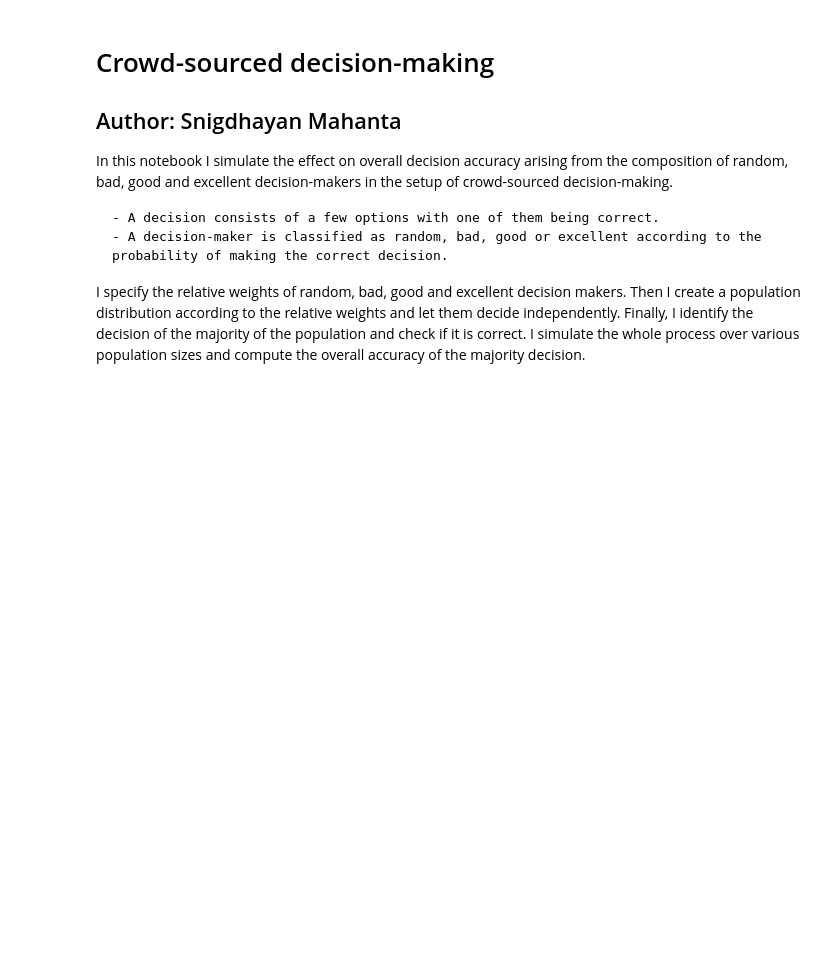
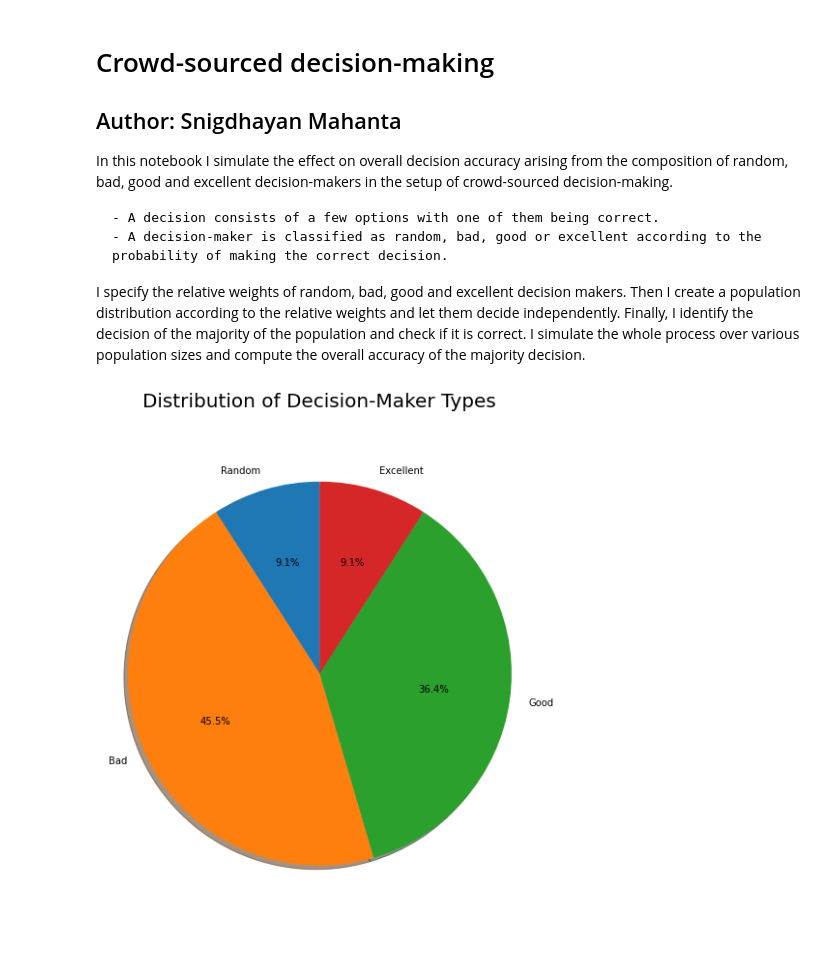
Before and after one commit to snigdhayan/ThoughtExperiments, a Jupyter notebook: MyNotebooks/CrowdSourcedDecisionMaking.ipynb, the cells around one changed output. Saved outputs shown, nothing was run; the diff lists cells and outputs as text; code cells hidden in the pictures; blank space fills up the shorter version.

Commit message:
Added pie chart of decision-maker types

```diff
--- a/MyNotebooks/CrowdSourcedDecisionMaking.ipynb
+++ b/MyNotebooks/CrowdSourcedDecisionMaking.ipynb
@@ -14,15 +14,29 @@ import matplotlib.pyplot as plt
 # Global parameters of the experiment
 
 n_options = 2 # the number of decision options to choose from
-random_weight = 100 # the weight of random decision-makers
-bad_weight = 10 # the weight of bad decision-makers
-good_weight = 10 # the weight of good decision-makers
-excellent_weight = 5 # the weight of excellent decision-makers
+random_weight = 10 # the weight of random decision-makers
+bad_weight = 50 # the weight of bad decision-makers
+good_weight = 40 # the weight of good decision-makers
+excellent_weight = 10 # the weight of excellent decision-makers
 # %%
 # Create the population distribution of random, bad, good and excellent decision-makers
 
 total_weight = random_weight + bad_weight + good_weight + excellent_weight
 population_distribution = np.asarray([random_weight, bad_weight, good_weight, excellent_weight])/total_weight
+# %%
+# Pie chart of decision-maker types
+fig, ax = plt.subplots(1, figsize=(8,10))
+labels = ["Random", "Bad", "Good", "Excellent"]
+sizes = population_distribution
+
+ax.pie(sizes, labels=labels, autopct='%1.1f%%',
+        shadow=True, startangle=90, normalize=True)
+ax.axis('equal')  # Equal aspect ratio ensures that pie is drawn as a circle.
+ax.set_title('Distribution of Decision-Maker Types', size=20)
+
+plt.show()
+# %% [output]
+[figure, added]
 # %%
 # Decision setup - options to choose from and the correct option
 
```
Also changed, not shown: parts of 3 cells of this notebook.
